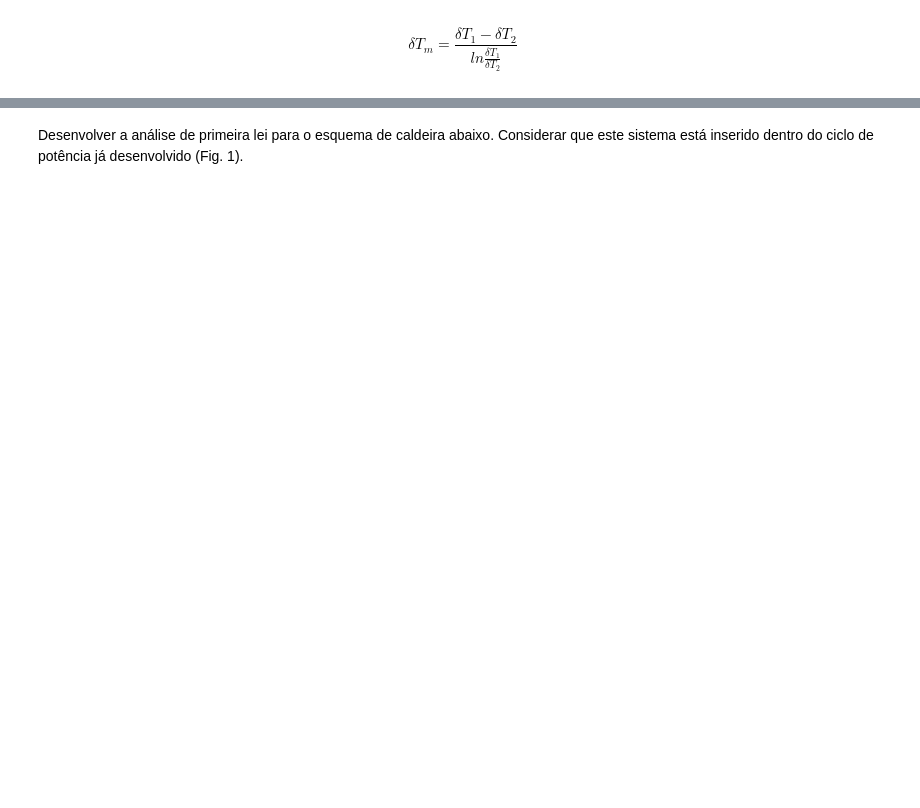
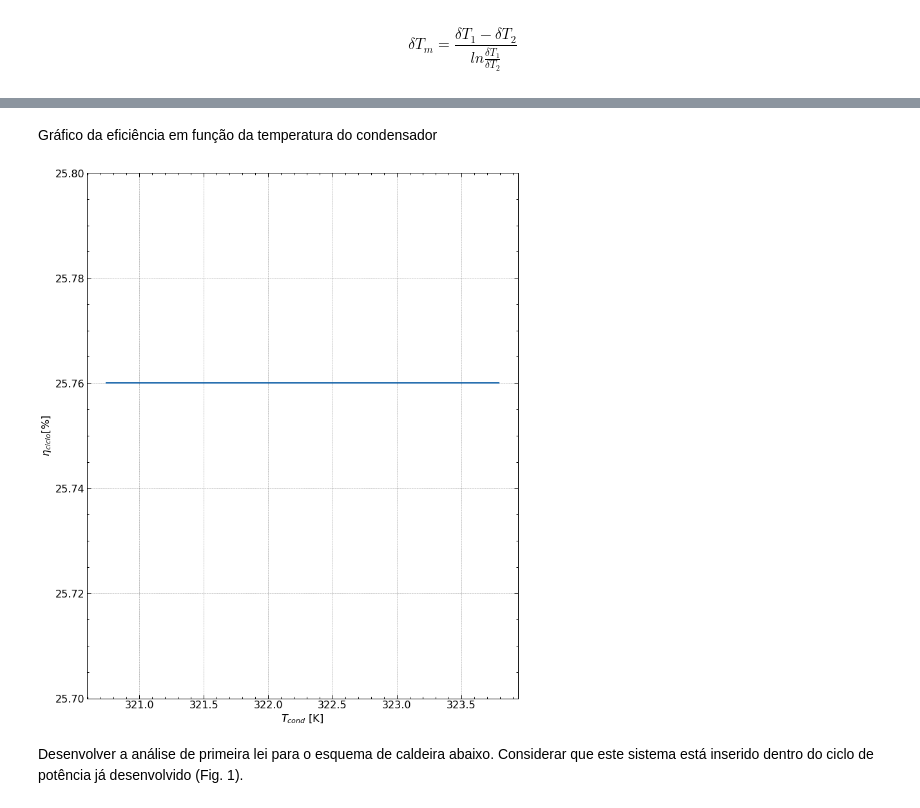
Before and after one commit to luaneng/gdv, a Jupyter notebook: projeto/main.ipynb, the cells around one changed output, grey strips where cells are left out. Drawn from its saved outputs; the diff is of its cells as text; code cells hidden in the pictures; blank space fills up the shorter version.

```diff
--- a/projeto/main.ipynb
+++ b/projeto/main.ipynb
@@ -657,3 +704,23 @@ TypeError: can't convert expression to float
+# %% [markdown]
+Gráfico da eficiência em função da temperatura do condensador
+# %%
+def n_ciclocond():
+
+    array_n_tcond = []
+
+    for c in range(len(var_F)):
+        array_n_tcond.append(n_ciclo(p8=P[7], t1=Tk[0], tcond=Tcond_novo[c]))
+
+    figure = plt.figure(figsize=(12, 15))
+    plt.plot(Tcond_novo, array_n_tcond)
+    plt.ylabel(r'$\eta_{ciclo}$[%]')
+    plt.xlabel(r'$T_{cond}$ [K]')
+    plt.ylim(25.7, 25.8)
+    plt.show()
+
+n_ciclocond()
+# %% [output]
+[figure, added]
 # %% [markdown]
 Desenvolver a análise de primeira lei para o esquema de caldeira abaixo.
 Considerar que este sistema está inserido dentro do ciclo de potência já desenvolvido
```
Also changed, not shown: parts of 45 cells of this notebook.
